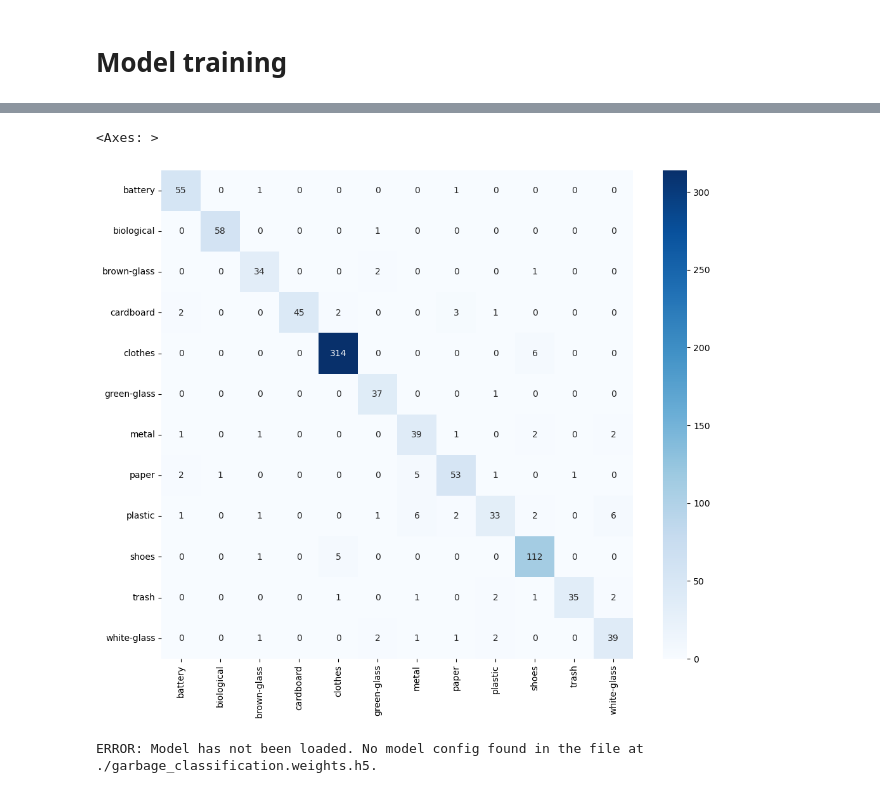
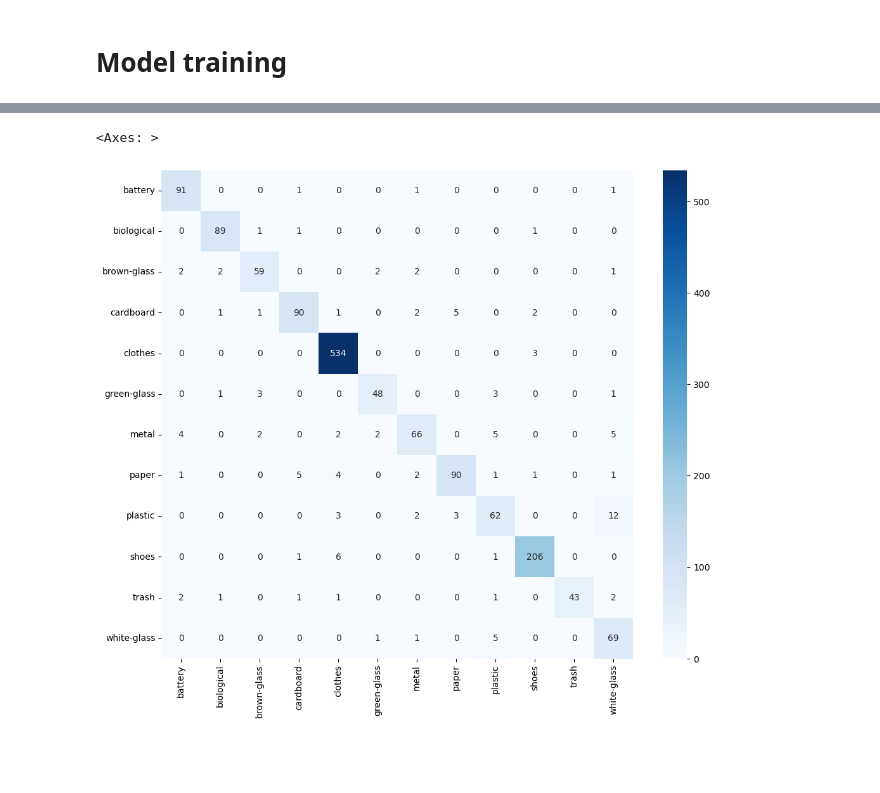
Before and after one commit to ya27hw/recycle_classifier, a Jupyter notebook: main.ipynb, the cells around one changed output, grey strips where cells are left out. Cells and saved outputs as stored; diff of their text form; code cells hidden in the pictures; blank space fills up the shorter version.

```diff
--- a/main.ipynb
+++ b/main.ipynb
@@ -193,0 +151,3 @@ Found 2172 validated image filenames belonging to 12 classes.
+# %%
+def preprocess_model_input(img):
+    return mobilenet_v2.preprocess_input(img)
@@ -194,9 +213,8 @@ Found 2172 validated image filenames belonging to 12 classes.
 # %%
 history = model.fit(
-    train_generator,
+    train_ds,
+    validation_data=val_ds,
     epochs=EPOCHS,
-    validation_data=validation_generator,
-    validation_steps=validate_df.shape[0]//BATCH_SIZE,
     callbacks=callbacks
 )
 
@@ -263,0 +261,7 @@ weighted avg       0.92      0.92      0.92       931
+# %%
+try:
+    keras.config.enable_unsafe_deserialization()
+    model = load_model(MODEL_PATH)
+except Exception as e:
+    print("ERROR: Model has not been loaded.", e)
+    exit(1)
@@ -263,0 +287,12 @@ weighted avg       0.92      0.92      0.92       931
+# %%
+y_pred_probs = model.predict(test_ds)
+
+true_labels = []
+
+for test_images, test_labels in test_ds:
+    true_labels.extend(tf.argmax(test_labels, axis=1).numpy())
+
+pred_labels = np.argmax(y_pred_probs, axis=1)
+
+y_true = true_labels
+y_pred = pred_labels
@@ -264,24 +323,15 @@ weighted avg       0.92      0.92      0.92       931
 # %%
 cm = confusion_matrix(y_true, y_pred)
 
 plt.figure(figsize=(12, 10))
 sns.heatmap(
     cm, annot=True, fmt='d', cmap='Blues',
-    xticklabels=test_generator.class_indices.keys(),
-    yticklabels=test_generator.class_indices.keys()
+    xticklabels=classes,
+    yticklabels=classes
 )
 # %% [output]
 <Axes: >
-[figure, old version]
+[figure, new version]
-# %%
-try:
-    new_model = load_model(MODEL_PATH)
-    print(f"Model {MODEL_PATH} has been loaded successfully.")
-except Exception as e:
-    print("ERROR: Model has not been loaded.", e)
-    exit(1)
-# %% [output]
-ERROR: Model has not been loaded. No model config found in the file at ./garbage_classification.weights.h5.
 # %%
 CAM_INDEX = 0
 video_stream = cv2.VideoCapture(CAM_INDEX)
```
Also changed, not shown: parts of 31 cells of this notebook.
